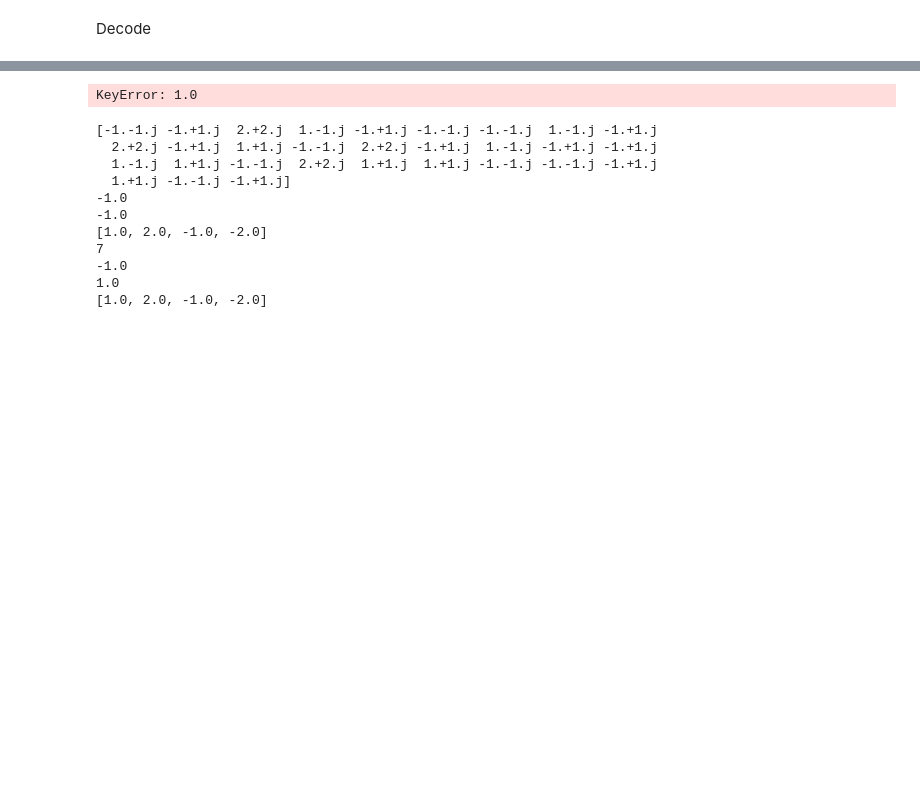
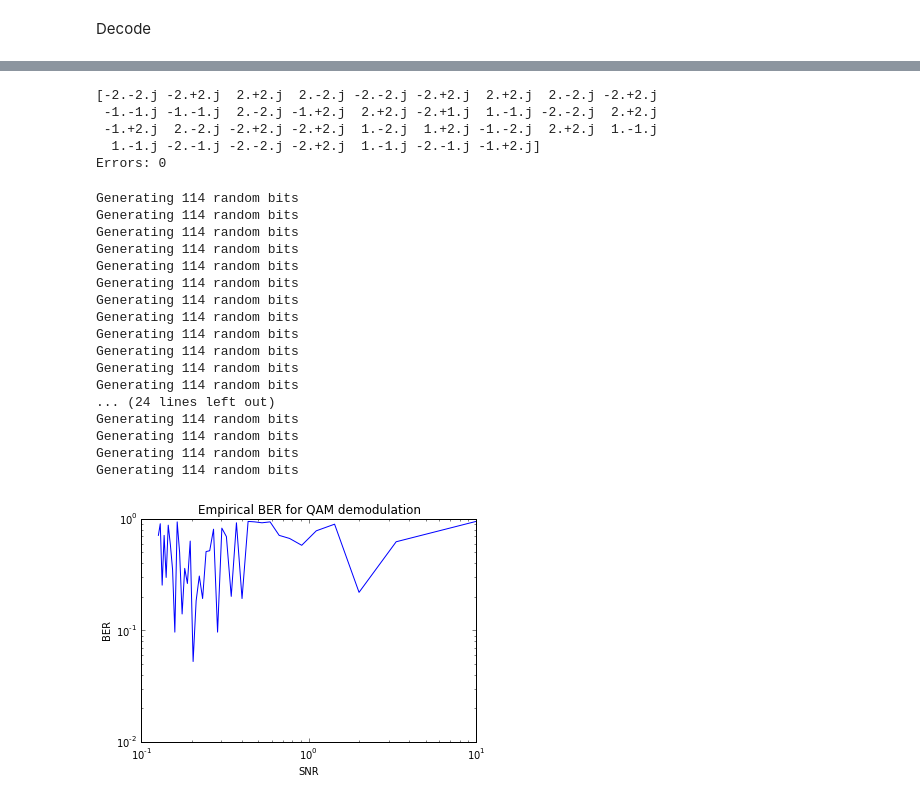
Before and after one commit to ganlubbq/ham_qam, a Jupyter notebook: Demo.ipynb, the cells around one changed output, grey strips where cells are left out. Drawn from its saved outputs; the diff is of its cells as text; code cells hidden in the pictures; blank space fills up the shorter version.

```diff
--- a/Demo.ipynb
+++ b/Demo.ipynb
@@ -49,16 +46,32 @@ symbols = decode_symbols(r, i, corr_index, M.real.ravel(), M.imag.ravel(), Nbits
-# %%
-print symbols
-print symbols_to_hex(symbols)
-# %% [output]
-KeyError: 1.0
-[-1.-1.j -1.+1.j  2.+2.j  1.-1.j -1.+1.j -1.-1.j -1.-1.j  1.-1.j -1.+1.j
-  2.+2.j -1.+1.j  1.+1.j -1.-1.j  2.+2.j -1.+1.j  1.-1.j -1.+1.j -1.+1.j
-  1.-1.j  1.+1.j -1.-1.j  2.+2.j  1.+1.j  1.+1.j -1.-1.j -1.-1.j -1.+1.j
-  1.+1.j -1.-1.j -1.+1.j]
--1.0
--1.0
-[1.0, 2.0, -1.0, -2.0]
-7
--1.0
-1.0
-[1.0, 2.0, -1.0, -2.0]
+# %%
+print symbols
+#print bits.tolist()[6:]
+decoded = symbols_to_hex(symbols)
+print 'Errors: %d'%(np.sum([s[0]!=s[1][0] for s in zip(decoded, bits.tolist()[6:])]))
+# %% [output]
+[-2.-2.j -2.+2.j  2.+2.j  2.-2.j -2.-2.j -2.+2.j  2.+2.j  2.-2.j -2.+2.j
+ -1.-1.j -1.-1.j  2.-2.j -1.+2.j  2.+2.j -2.+1.j  1.-1.j -2.-2.j  2.+2.j
+ -1.+2.j  2.-2.j -2.+2.j -2.+2.j  1.-2.j  1.+2.j -1.-2.j  2.+2.j  1.-1.j
+  1.-1.j -2.-1.j -2.-2.j -2.+2.j  1.-1.j -2.-1.j -1.+2.j]
+Errors: 0
+# %%
+test_ber()
+# %% [output]
+Generating 114 random bits
+Generating 114 random bits
+Generating 114 random bits
+Generating 114 random bits
+Generating 114 random bits
+Generating 114 random bits
+Generating 114 random bits
+Generating 114 random bits
+Generating 114 random bits
+Generating 114 random bits
+Generating 114 random bits
+Generating 114 random bits
+... (24 lines left out)
+Generating 114 random bits
+Generating 114 random bits
+Generating 114 random bits
+Generating 114 random bits
+[figure, added]
```
Also changed, not shown: parts of 5 cells of this notebook, 1 other file.
